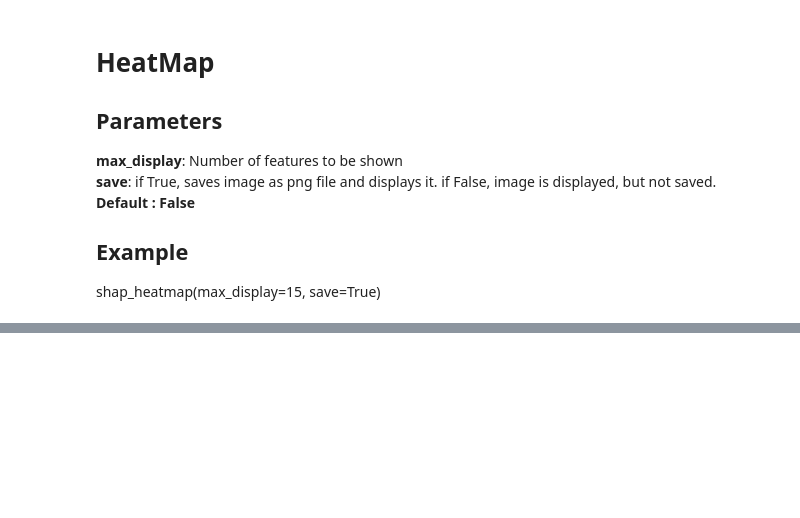
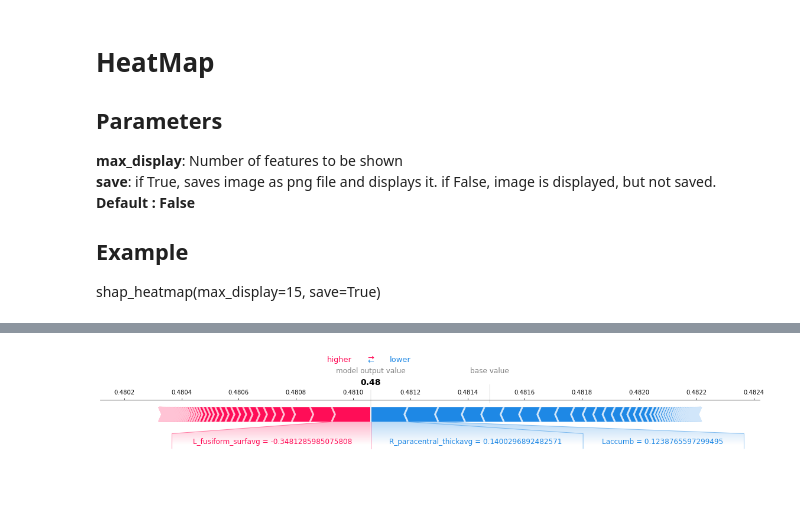
Before and after one commit to parthsuresh/classical-brute-force-machine, a Jupyter notebook: notebooks/GBM classification - plots.ipynb, the cells around one changed output, grey strips where cells are left out. Saved outputs shown, nothing was run; the diff lists cells and outputs as text; code cells hidden in the pictures; blank space fills up the shorter version.

Commit message:
Added force plots

```diff
--- a/notebooks/GBM classification - plots.ipynb
+++ b/notebooks/GBM classification - plots.ipynb
@@ -22,7 +22,9 @@ validation_data = pd.read_csv(f'{results_path}/data/validation-dataset-numeric.c
 x_train = train_data[train_data.columns[:-1]]
 y_train = train_data[train_data.columns[-1]]
 # %%
-gbm_shap = shap.TreeExplainer(gbm_model).shap_values(x_train)
+gbm_explainer = shap.TreeExplainer(gbm_model)
+gbm_shap = gbm_explainer.shap_values(x_train)
+gbm_expected = gbm_explainer.expected_value
 gbm_shap_interaction = shap.TreeExplainer(gbm_model).shap_interaction_values(x_train)
 # %% [output]
 Setting feature_perturbation = "tree_path_dependent" because no background data was given.
@@ -287,0 +291,19 @@ shap_heatmap(max_display=10, save=True)
+# %%
+def shap_force_plot(data_index: int = 0, save: bool = False) -> None:
+    '''
+    data_index: Index of data point. Default: 0
+    save: if True, saves image as png file and displays it. if False, image is displayed, but not saved. False by default
+    '''
+    if save == False:
+        shap.force_plot(gbm_expected, gbm_shap[data_index,:], x_train.iloc[data_index,:], matplotlib=True)
+    else:
+        shap.force_plot(gbm_expected, gbm_shap[data_index,:], x_train.iloc[data_index,:], matplotlib=True, show=False)
+#         plt.figure(figsize=(5, 5))
+#         #plt.tight_layout()
+#         plt.savefig(f"{results_path}/plots/summary_dot_{data_index}.png")
+        plt.savefig(f"{results_path}/plots/summary_dot_{data_index}.png",dpi=150, bbox_inches='tight')
+        plt.show()
+# %%
+shap_force_plot(data_index=2, save=True)
+# %% [output]
+[figure, added]
```
Also changed, not shown: parts of 9 cells of this notebook, 1 other file.
